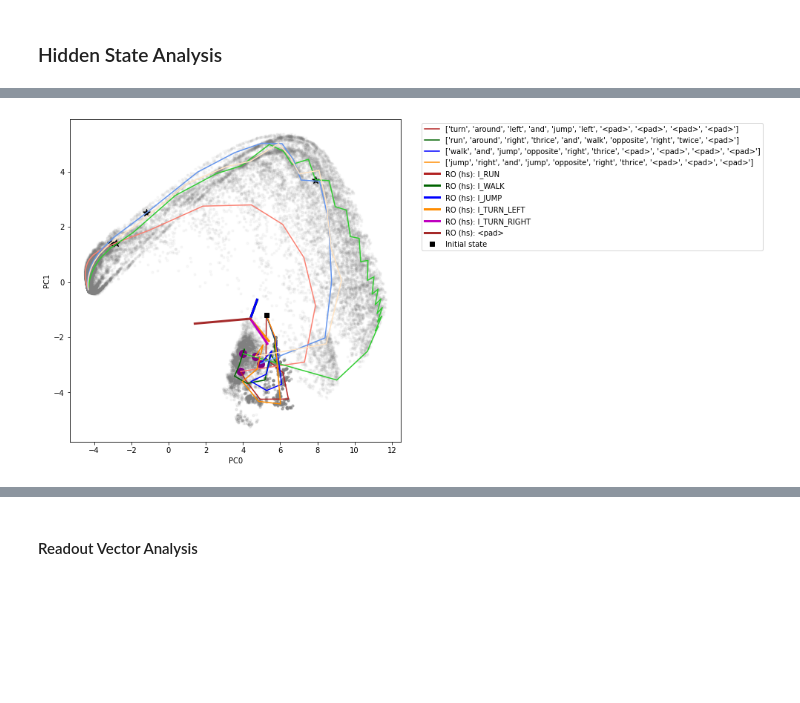
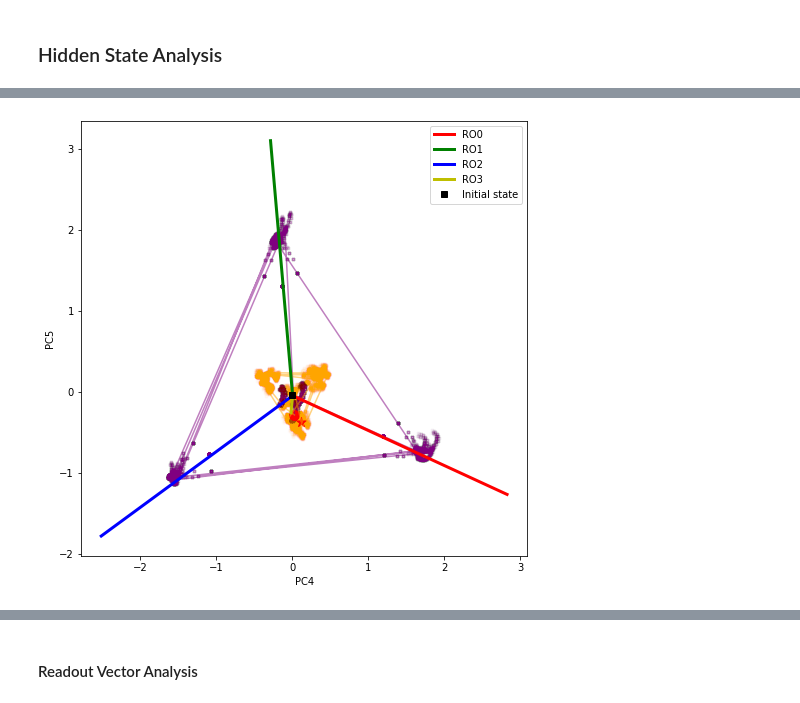
Before and after one commit to kaitken17/understand_nlp, a Jupyter notebook: sythetic_analysis_seq2seq.ipynb, the cells around one changed output, grey strips where cells are left out. Saved outputs shown, nothing was run; the diff lists cells and outputs as text; code cells hidden in the pictures; blank space fills up the shorter version.

```diff
--- a/sythetic_analysis_seq2seq.ipynb
+++ b/sythetic_analysis_seq2seq.ipynb
@@ -194,6 +194,7 @@ def randomTrainingExample(toy_params):
 #### Toy Data Tests
 # %%
 # Various tests/confirmations of phrase generation
+run_tests = True
 if run_tests:
 
   toy_params = {
@@ -246,7 +265,8 @@ text_data = read_and_split_file(path)
 # all_out_words = ['I_RUN', 'I_WALK', 'I_LOOK', 'I_JUMP', 'I_TURN_LEFT', 'I_TURN_RIGHT']
 
 input_words = ['run', 'walk', 'jump', 'left', 'right', 'twice', 'opposite', 'thrice', 'turn', 'around', 'and']
-output_words = ['I_RUN', 'I_WALK', 'I_JUMP', 'I_TURN_LEFT', 'I_TURN_RIGHT']
+output_words = ['I_RUN', 'I_WALK', 'I_LOOK', 'I_JUMP', 'I_TURN_LEFT', 'I_TURN_RIGHT']
+
 in_phrases = []
 out_phrases = []
 max_in = 0
@@ -266,7 +286,7 @@ for i in range(len(text_data)): # filters phrases based on words in input_words
     if len(input_phrase) > max_in: max_in = len(input_phrase)
     if len(output_phrase) > max_out: max_out = len(output_phrase)
 
-print(f'Kept {len(in_phrases)}/{len(text_data)} phrases. // Max in: {max_in} // Max out: {max_out} (pre-pad)')
+print(f'Kept {len(in_phrases)}/{len(text_data)} phrases. // Max in: {max_in} // Max out: {max_out}')
 
 # Pads phrases and converts them to tensors
 input_words.append('<pad>')
@@ -512,8 +532,8 @@ def build_rnn(rnn_specs):
 
     predictions = jnp.argmax(logits, axis=2).astype(jnp.int32)
     labels_max = jnp.argmax(labels, axis=2).astype(jnp.int32)
-    # Entire phrase must match
-    return np.all(labels_max == predictions, axis=1)
+
+    return labels_max == predictions
 
   # Build the RNN cell.
   cell = build_cell_rnn(num_units)
@@ -1127,7 +1165,7 @@ rnn_specs = {
 
 train_params = {
   'max_grad_norm': 10.0,      # max gradient norm before clipping, clip to this value.
-  'l2reg': 1e-5,           # amount of L2 regularization on the weights
+  'l2reg': 5e-4,           # amount of L2 regularization on the weights
 
   'init_lr': 0.1,                     # initial learning rate
   'decay_factor': 0.9997,             # decay the learning rate this much
@@ -1582,62 +1639,62 @@ h0 shape (128,)
 # Here, we visualize the hidden states of the RNN, projected into a
 # low-dimensional 2D state space.
 
-pts_subset = 'all'
-
 plt.figure(figsize=(8, 8))
 
-pc1 = 0
-pc2 = 1
+lbl_idxs = [i for i in range(total_labels)]
+# lbl_idxs = [0, 3, 6]
 
-state_colors = ['firebrick', 'darkgreen', 'blue', 'darkorange', 'm', 'brown', 'gray', 'k']
-state_colors_light = ['salmon', 'limegreen', 'cornflowerblue', 'bisque']
+pc1 = 4
+pc2 = 5
 
+# state_labels = ['Positive examples', 'Negative examples']
+if total_labels <= 9:
+  state_colors = ['r', 'g', 'b', 'y', 'orange', 'm', 'brown', 'gray', 'k']
+else:
+  state_colors = [(i, 0.0, 0.0) for i in list(np.linspace(0, 1.0, num=total_labels))]
 final_hs_idx = 2*toy_params['phrase_length'] if pts_subset == 'all' and not rnn_specs['arch'] == 'one_to_one' else toy_params['phrase_length']
-encode_hs_idx = 0 if pts_subset == 'dec' else input_phrase_len - 1
+encode_hs_idx = 0 if pts_subset == 'dec' else toy_params['phrase_length']
+##### Hidden States #####
 
 pca_h0 = pca.transform(np.atleast_2d(h0)).T
 
-# Plots hidden states
-fs_alpha = 0.05
-pca_hs = pca.transform(np.vstack(hs[pts_subset])).T
-if pts_subset == 'all':
-  pl = input_phrase_len
-  plt.scatter(pca_hs[pc1][:pl], pca_hs[pc2][:pl], color = 'k', marker='.', alpha=fs_alpha)
-  plt.scatter(pca_hs[pc1][pl-1:], pca_hs[pc2][pl-1:], color = 'gray', marker='.', alpha=fs_alpha)
-else:
-  plt.scatter(pca_hs[pc1], pca_hs[pc2], color = 'purple', marker='.', alpha=fs_alpha)
-hs_idxs = [0, 4, 6, 7,]
-for hs_idx in hs_idxs: # Plots example paths
-  print('Example phrase length:', hs_data['index'][hs_idx])
-  print('Example phrase:', tensorToPhrase(hs_data['inputs'][hs_idx], toy_params['in_words']))
-  if pts_subset == 'enc' or pts_subset == 'all': # Adds h0 to path
-    pca_state = np.concatenate((pca_h0, pca.transform(hs[pts_subset][hs_idx]).T), axis=1)
-  if pts_subset == 'dec' or pts_subset == 'all':  # Puts star on final hidden state
-    pca_decf = pca.transform(np.atleast_2d(hs['decf'][hs_idx])).T
-    plt.scatter(pca_decf[pc1], pca_decf[pc2], color = 'k', marker='*',
-                s=100.0, alpha=1.0)
-  if pts_subset == 'all':
-    plt.plot(pca_state[pc1][:pl+1], pca_state[pc2][:pl+1], color = state_colors[hs_idxs.index(hs_idx)], marker=None, alpha=1.0,
-             label=tensorToPhrase(hs_data['inputs'][hs_idx], toy_params['in_words']))
-    plt.plot(pca_state[pc1][pl:], pca_state[pc2][pl:], color = state_colors_light[hs_idxs.index(hs_idx)], marker=None, alpha=1.0)
-  else:
-    plt.plot(pca_state[pc1], pca_state[pc2], color = state_colors[hs_idxs.index(hs_idx)], marker=None, alpha=0.5,
-             label=tensorToPhrase(hs_data['inputs'][hs_idx], toy_params['in_words']))
-  plt.scatter(pca_state[pc1, encode_hs_idx+1], pca_state[pc2, encode_hs_idx+1], color = 'purple', marker='o',
-                s=100.0, alpha=1.0) # Puts circle on full encoded hidden state
+for i in lbl_idxs:
+  for state_idx in range(len(states[i])): # Plots grey final states
+    pca_state = pca.transform(states[i][state_idx]).T
+    if pts_subset == 'all':
+      pl = toy_params['phrase_length']
+      plt.scatter(pca_state[pc1][:pl], pca_state[pc2][:pl], color = 'purple', marker='.', alpha=0.01)
+      plt.scatter(pca_state[pc1][pl-1:], pca_state[pc2][pl-1:], color = 'orange', marker='.', alpha=0.01)
+    else:
+      plt.scatter(pca_state[pc1], pca_state[pc2], color = state_colors[i], marker='.', alpha=0.01)
+  for state_idx in range(np.min([1, len(states[i])])): # Only plots 1 for each color
+    mod_idx = 1 # for easily looking at other paths
+    print('Example phrase length:', syn_data_test['index'][state_idx + mod_idx])
+    pca_state = pca.transform(states[i][state_idx + mod_idx]).T
+    if pts_subset == 'enc' or pts_subset == 'all': # Adds h0 to path
+      pca_state = np.concatenate((pca_h0, pca.transform(states[i][state_idx + mod_idx]).T), axis=1)
+    if pts_subset == 'dec' or pts_subset == 'all':  # Puts star on final hidden state
+      pca_decf = pca.transform(np.atleast_2d(pts['decf'][state_idx + mod_idx])).T
+      plt.scatter(pca_decf[pc1], pca_decf[pc2], color = state_colors[i], marker='*',
+                  s=100.0, alpha=1.0)
+    if pts_subset == 'all':
+      plt.plot(pca_state[pc1][:pl+1], pca_state[pc2][:pl+1], color = 'purple', marker=None, alpha=0.5)
+      plt.plot(pca_state[pc1][pl:], pca_state[pc2][pl:], color = 'orange', marker=None, alpha=0.5)
+    else:
+      plt.plot(pca_state[pc1], pca_state[pc2], color = state_colors[i], marker=None, alpha=0.5, label='{}'.format(labels[i]))
+    plt.scatter(pca_state[pc1, encode_hs_idx], pca_state[pc2, encode_hs_idx], color = state_colors[i], marker='o',
+                  s=100.0, alpha=1.0) # Puts circle on full encoded hidden state
 
 # pca_states = pca.transform(np.vstack(hs)).T
 # plt.plot(pca_states[pc1], pca_states[pc2], c = 'k', marker='o', alpha=0.01, label='Hidden sates')
 
 # Plots readout direction
-readout_type = 'hs' # 'att' or 'hs'
-readout_plot = readout if readout_type == 'att' else readout_dec
-pca_ro = pca.transform(readout_plot)
+pca_ro = pca.transform(readout)
 pca_zero = pca.transform(np.atleast_2d(np.zeros((rnn_specs['hidden_size'],)))).T
-for i in range(readout_plot.shape[0]):
+for i in range(readout.shape[0]):
   x_ro = [pca_zero[pc1], pca_ro[i][pc1]]
   y_ro = [pca_zero[pc2], pca_ro[i][pc2]]
-  plt.plot(x_ro, y_ro, color=state_colors[i], linewidth = 3, label=f'RO ({readout_type}): '+toy_params['out_words'][i])
+  plt.plot(x_ro, y_ro, color=state_colors[i], linewidth = 3, label='RO'+str(i))
 
 # path_idxs = [54, 56, 57]
 # for path_idx in path_idxs:
@@ -1654,6 +1711,6 @@ if plt_lim != None:
   plt.xlim(-plt_lim, plt_lim)
   plt.ylim(-plt_lim, plt_lim)
 
-
-plt.legend(bbox_to_anchor=(1.05, 1), loc='upper left')
+if total_labels <= 16:
+  plt.legend()
 # %% [output]
@@ -1669 +1718 @@ Example phrase: ['jump', 'right', 'and', 'jump', 'opposite', 'right', 'thrice',
-[figure, old version]
+[figure, new version]
```
Also changed, not shown: parts of 15 cells of this notebook.
